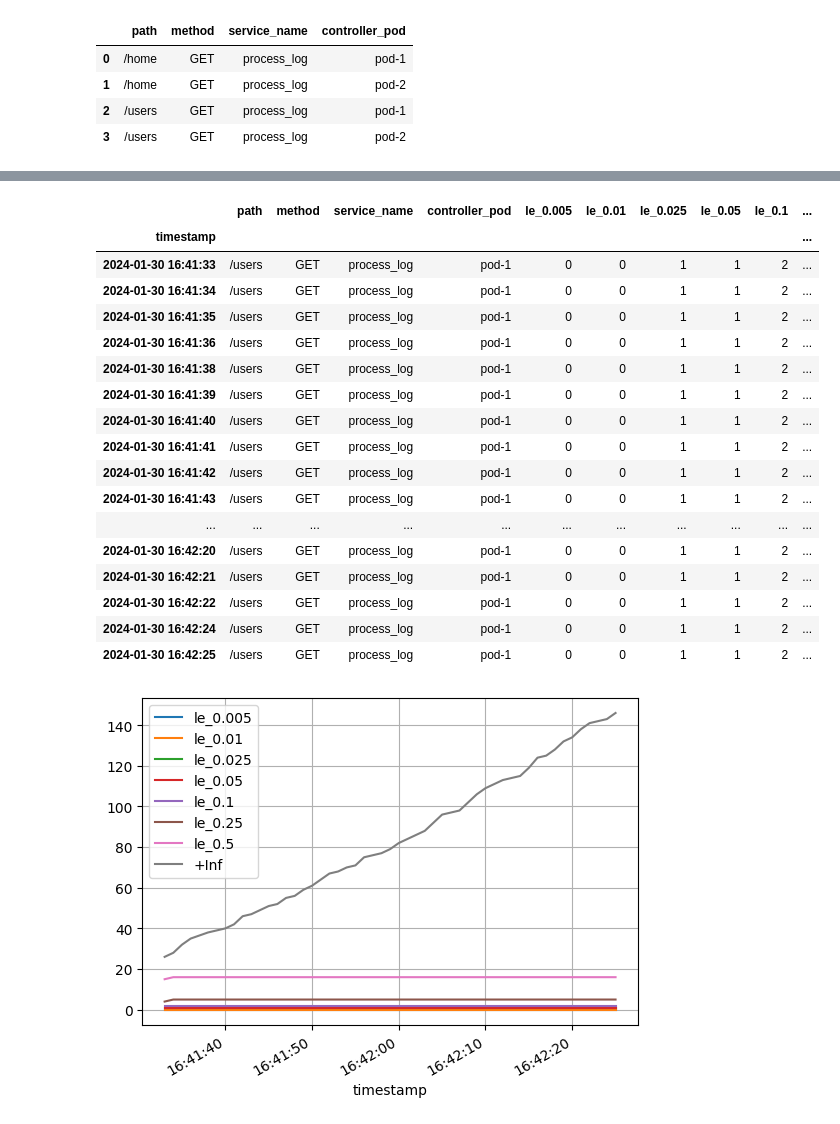
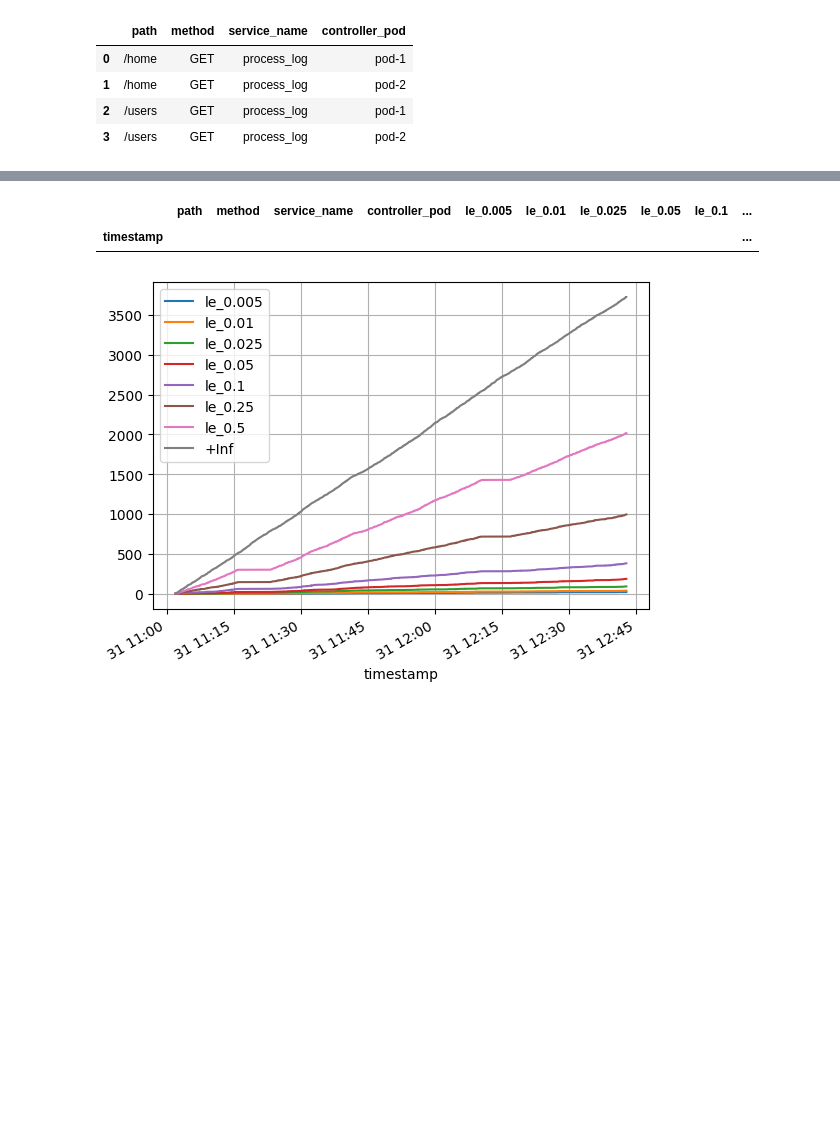
Before and after one commit to vuvietnguyenit/data_analystic, a Jupyter notebook: notebooks/calculate_latency_duration_time.ipynb, the cells around one changed output, grey strips where cells are left out. Cells and saved outputs as stored; diff of their text form; code cells hidden in the pictures; blank space fills up the shorter version.

```diff
--- a/notebooks/calculate_latency_duration_time.ipynb
+++ b/notebooks/calculate_latency_duration_time.ipynb
@@ -212,28 +242,12 @@ raw_df
 # %%
 # Query data anomaly by time range
-raw_df.query("path == '/users' and controller_pod == 'pod-1'").loc['2024-01-30 16:41:33': '2024-01-30 16:45:30'][0:50].plot(grid=True)
+raw_df.query("path == '/users' and controller_pod == 'pod-1'").plot(grid=True)
 
 raw_df.query("path == '/users' and controller_pod == 'pod-1'").loc['2024-01-30 16:41:33': '2024-01-30 16:45:30'][0:50]
 # %% [output]
 |  | path | method | service_name | controller_pod | le_0.005 | le_0.01 | le_0.025 | le_0.05 | le_0.1 | ... |
 | timestamp |  |  |  |  |  |  |  |  |  | ... |
-| 2024-01-30 16:41:33 | /users | GET | process_log | pod-1 | 0 | 0 | 1 | 1 | 2 | ... |
-| 2024-01-30 16:41:34 | /users | GET | process_log | pod-1 | 0 | 0 | 1 | 1 | 2 | ... |
-| 2024-01-30 16:41:35 | /users | GET | process_log | pod-1 | 0 | 0 | 1 | 1 | 2 | ... |
-| 2024-01-30 16:41:36 | /users | GET | process_log | pod-1 | 0 | 0 | 1 | 1 | 2 | ... |
-| 2024-01-30 16:41:38 | /users | GET | process_log | pod-1 | 0 | 0 | 1 | 1 | 2 | ... |
-| 2024-01-30 16:41:39 | /users | GET | process_log | pod-1 | 0 | 0 | 1 | 1 | 2 | ... |
-| 2024-01-30 16:41:40 | /users | GET | process_log | pod-1 | 0 | 0 | 1 | 1 | 2 | ... |
-| 2024-01-30 16:41:41 | /users | GET | process_log | pod-1 | 0 | 0 | 1 | 1 | 2 | ... |
-| 2024-01-30 16:41:42 | /users | GET | process_log | pod-1 | 0 | 0 | 1 | 1 | 2 | ... |
-| 2024-01-30 16:41:43 | /users | GET | process_log | pod-1 | 0 | 0 | 1 | 1 | 2 | ... |
-| ... | ... | ... | ... | ... | ... | ... | ... | ... | ... | ... |
-| 2024-01-30 16:42:20 | /users | GET | process_log | pod-1 | 0 | 0 | 1 | 1 | 2 | ... |
-| 2024-01-30 16:42:21 | /users | GET | process_log | pod-1 | 0 | 0 | 1 | 1 | 2 | ... |
-| 2024-01-30 16:42:22 | /users | GET | process_log | pod-1 | 0 | 0 | 1 | 1 | 2 | ... |
-| 2024-01-30 16:42:24 | /users | GET | process_log | pod-1 | 0 | 0 | 1 | 1 | 2 | ... |
-| 2024-01-30 16:42:25 | /users | GET | process_log | pod-1 | 0 | 0 | 1 | 1 | 2 | ... |
-[figure, old version]
+[figure, new version]
 # %%
 # Group data interval 1 second
 # Only consider about latency bucket -> Get newest value increament by second
```
Also changed, not shown: parts of 16 cells of this notebook, 2 other files.
